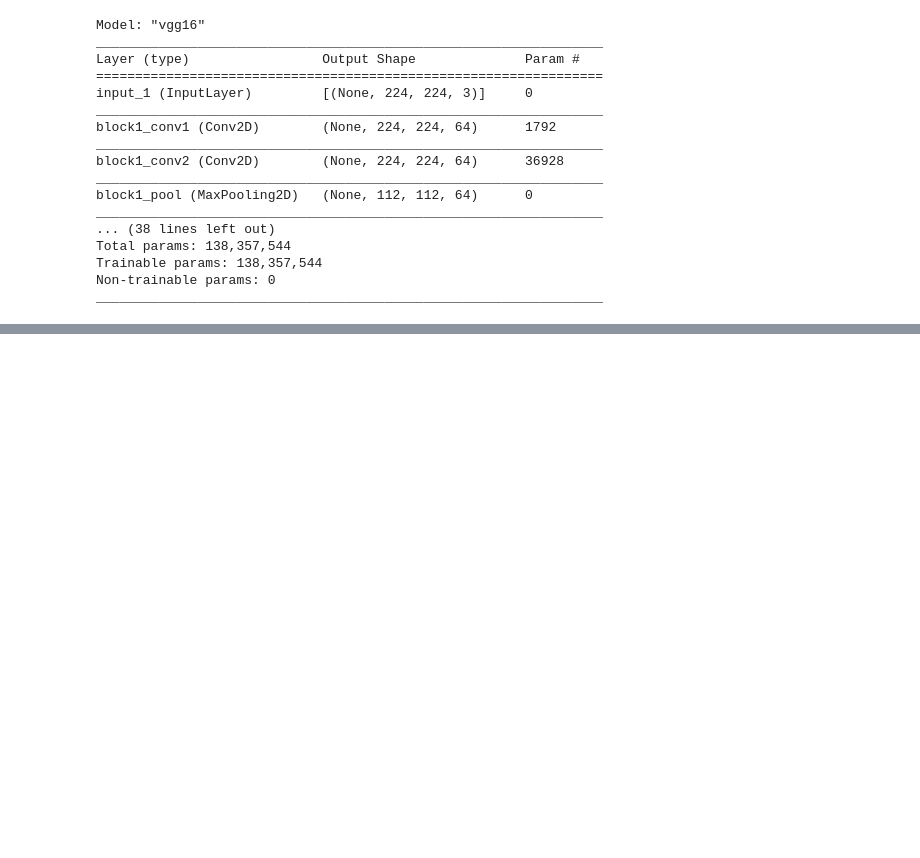
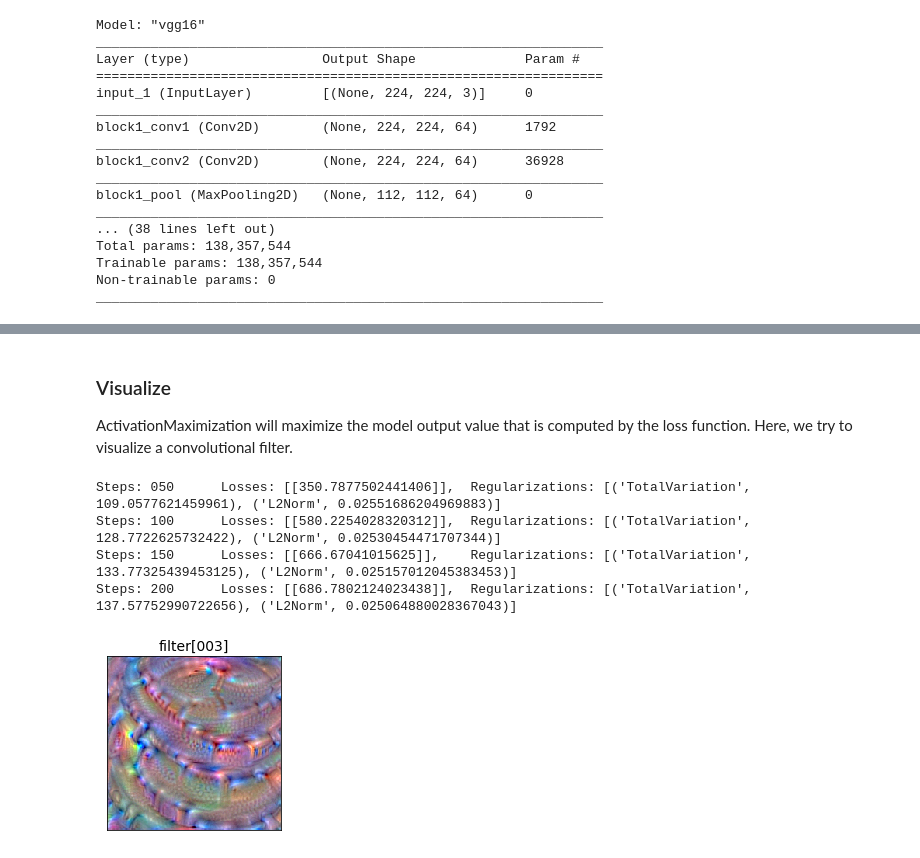
Before and after one commit to keisen/tf-keras-vis, a Jupyter notebook: examples/visualize_conv_filters.ipynb, the cells around one changed output, grey strips where cells are left out. Cells and saved outputs as stored; diff of their text form; code cells hidden in the pictures; blank space fills up the shorter version.

```diff
--- a/examples/visualize_conv_filters.ipynb
+++ b/examples/visualize_conv_filters.ipynb
@@ -90,0 +62,9 @@ plt.show()
+# %%
+layer_name = 'block5_conv3' # The target layer that is the last layer of VGG16.
+
+def model_modifier(current_model):
+    target_layer = current_model.get_layer(name=layer_name)
+    new_model = tf.keras.Model(inputs=current_model.inputs,
+                               outputs=target_layer.output)
+    new_model.layers[-1].activation = tf.keras.activations.linear
+    return new_model
@@ -90,0 +75,6 @@ plt.show()
+# %%
+from tf_keras_vis.activation_maximization import ActivationMaximization
+
+activation_maximization = ActivationMaximization(model,
+                                                 model_modifier,
+                                                 clone=False)
@@ -90,0 +85,31 @@ plt.show()
+# %%
+filter_number = 3
+def loss(output):
+    return output[..., filter_number]
+# %% [markdown]
+### Visualize
+
+ActivationMaximization will maximize the model output value that is computed by the loss function. Here, we try to visualize a convolutional filter.
+# %%
+%%time
+from tf_keras_vis.utils.callbacks import Print
+
+# Generate max activation
+activation = activation_maximization(loss,
+                                     callbacks=[Print(interval=50)])
+image = activation[0].astype(np.uint8)
+
+# Render
+subplot_args = { 'nrows': 1, 'ncols': 1, 'figsize': (3, 3),
+                 'subplot_kw': {'xticks': [], 'yticks': []} }
+f, ax = plt.subplots(**subplot_args)
+ax.imshow(image)
+ax.set_title('filter[{:03d}]'.format(filter_number), fontsize=14)
+plt.tight_layout()
+plt.show()
+# %% [output]
+Steps: 050      Losses: [[350.7877502441406]],  Regularizations: [('TotalVariation', 109.0577621459961), ('L2Norm', 0.02551686204969883)]
+Steps: 100      Losses: [[580.2254028320312]],  Regularizations: [('TotalVariation', 128.7722625732422), ('L2Norm', 0.02530454471707344)]
+Steps: 150      Losses: [[666.67041015625]],    Regularizations: [('TotalVariation', 133.77325439453125), ('L2Norm', 0.025157012045383453)]
+Steps: 200      Losses: [[686.7802124023438]],  Regularizations: [('TotalVariation', 137.57752990722656), ('L2Norm', 0.025064880028367043)]
+[figure, added]
```
Also changed, not shown: parts of 18 cells of this notebook, 9 other files.
